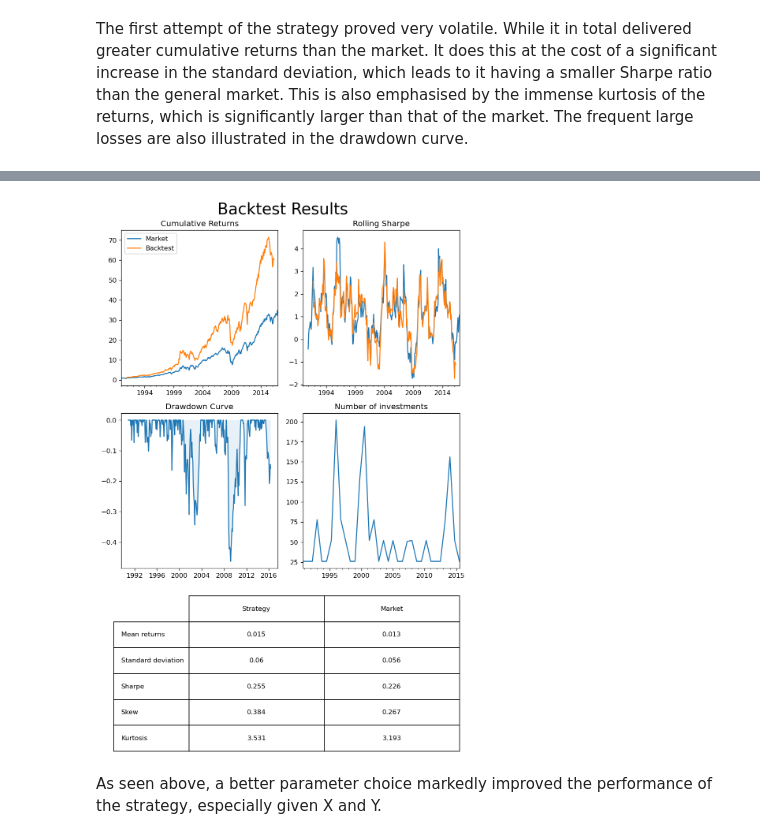
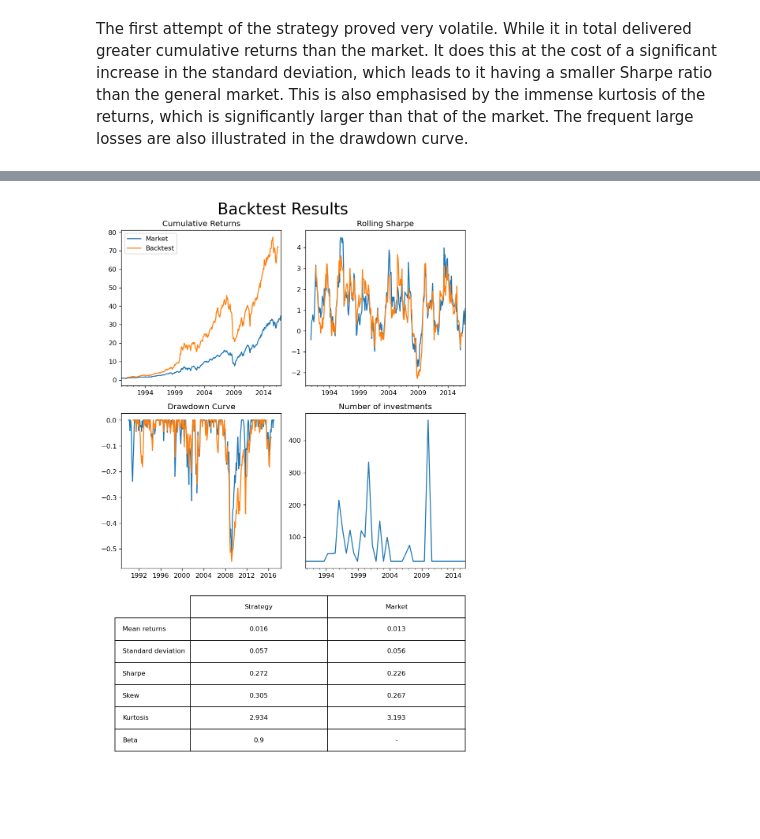
Before and after one commit to hjalmarheld/financial_analysis, a Jupyter notebook: backtesting.ipynb, the cells around one changed output, grey strips where cells are left out. Saved outputs shown, nothing was run; the diff lists cells and outputs as text; code cells hidden in the pictures; blank space fills up the shorter version.

```diff
--- a/backtesting.ipynb
+++ b/backtesting.ipynb
@@ -140,7 +142,10 @@ We will first create an objective function, in our case we will make this a back
 
 With some luck, this should give us a better Sharpe ratio than the one achieved above.
 # %%
-import optuna
+# this has been commented out and parameters
+# are saved below for convenience
+
+'''import optuna
 
 def objective(trial):
     # the search space for hyperparameters
@@ -168,4 +173,6 @@ def objective(trial):
     return backtester._get_metrics(backtester.results)['Sharpe']
 
 study = optuna.create_study(direction='maximize')
-study.optimize(objective, n_trials=5, n_jobs=-1, show_progress_bar=True)
+study.optimize(objective, n_trials=500, n_jobs=-1, show_progress_bar=True)'''
+
+best_params = {'v': 0.11384586984345649, 'k': 25, 'n': 9, 'f': 7}
@@ -181,22 +179,17 @@ old_best = {'v': 0.6573119560648449, 'k': 26, 'n': 9, 'f': 9}
 # %%
-# get the best parameters from optuna
-best_params = old_best
-
 # initialise strategy with parameters
 clustermomentum = ClusterMomentum(
     n_clusters=best_params['k'],
     variance=best_params['v']
 )
 
 # run backtest with suggested parameters
 backtester.rolling_test(
     strategy=clustermomentum.strategy,
     n_prices=best_params['n'],
     n_ratios=1,
     frequency=best_params['f'],)
 
 backtester.analyse()
 # %% [output]
-[figure, old version]
+[figure, new version]
-# %% [markdown]
-As seen above, a better parameter choice markedly improved the performance of the strategy, especially given X and Y.
```
Also changed, not shown: parts of 19 cells of this notebook, 11 other files.
